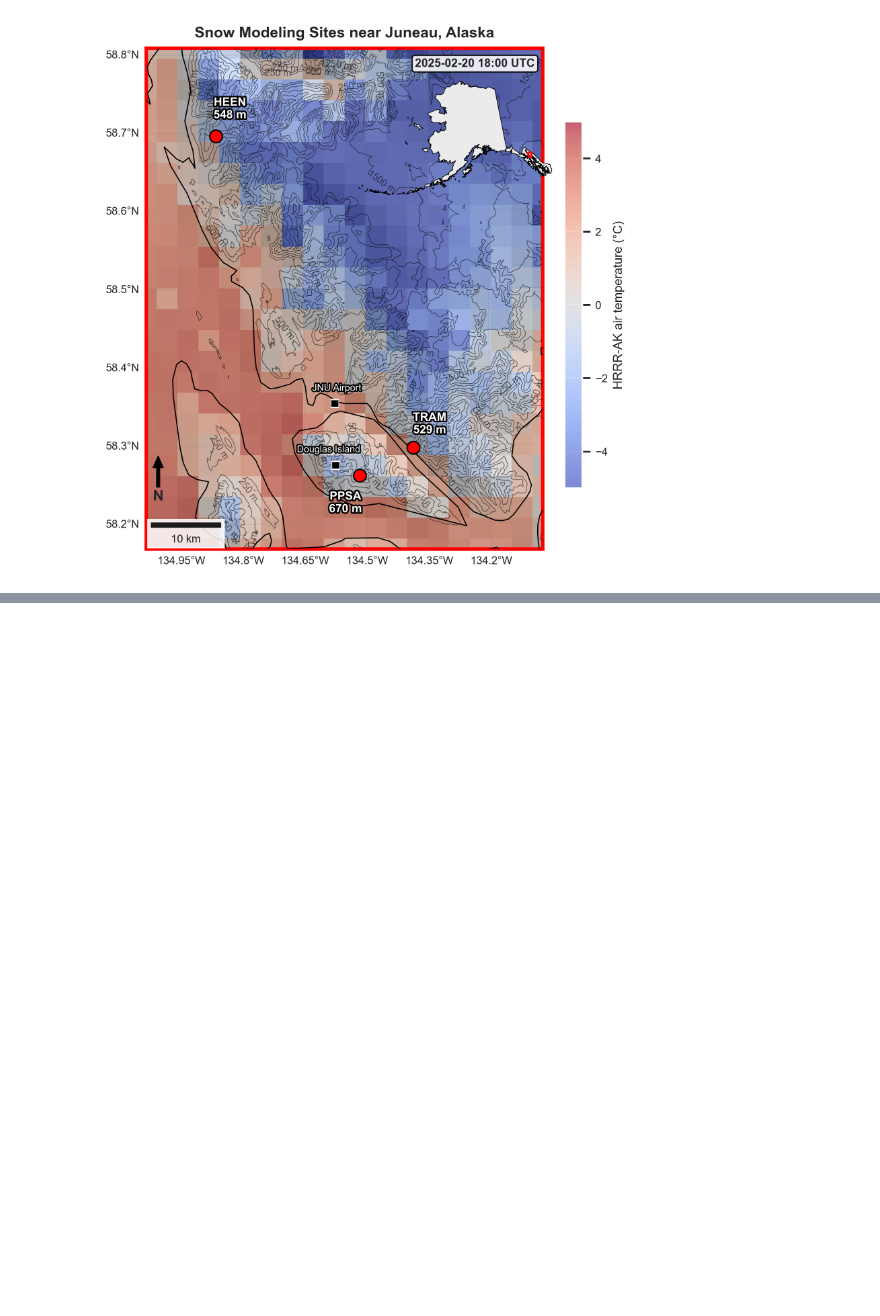
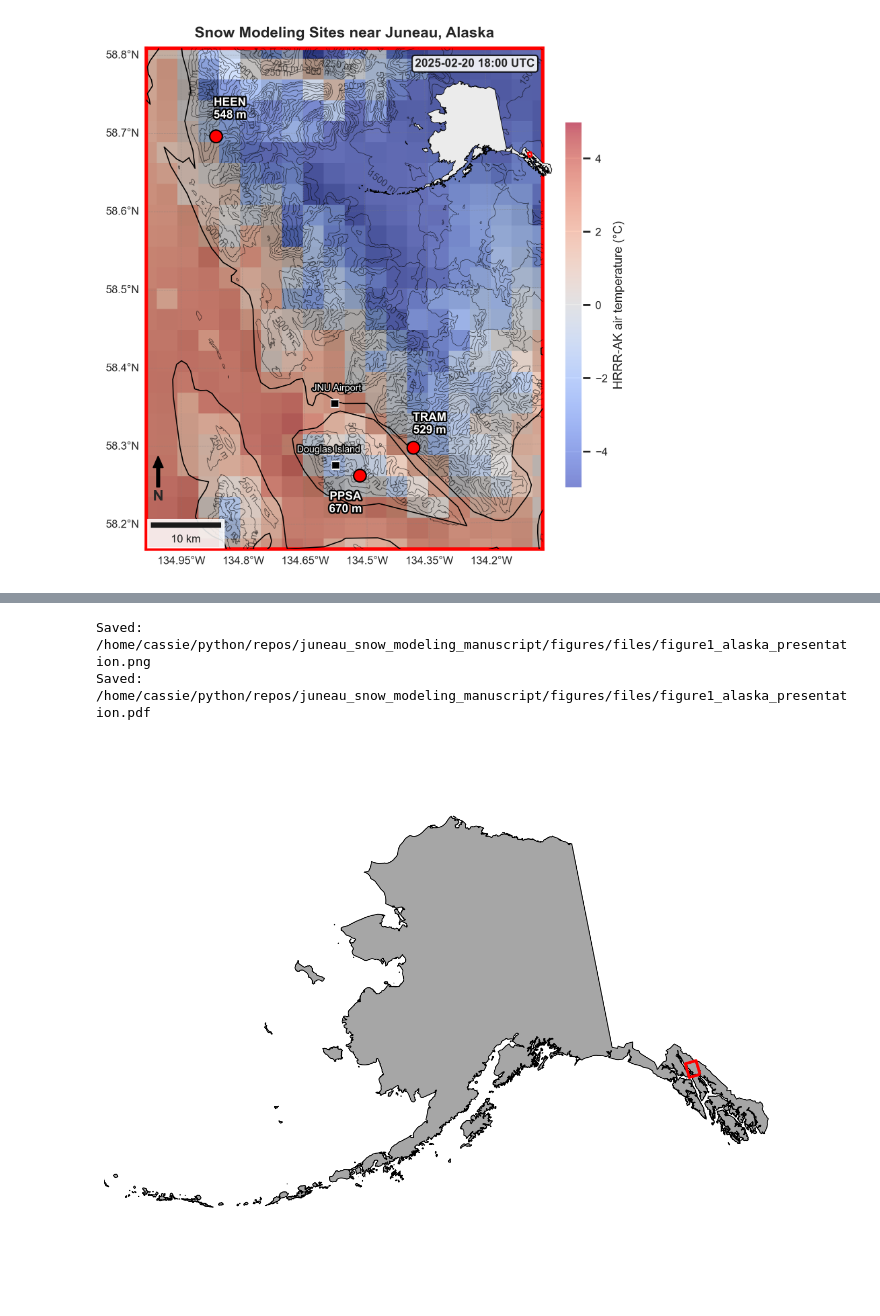
Before and after one commit to cassielumbrazo/juneau_snow_modeling_manuscript, a Jupyter notebook: figures/scripts/figure1.ipynb, the cells around one changed output, grey strips where cells are left out. Cells and saved outputs as stored; diff of their text form; code cells hidden in the pictures; blank space fills up the shorter version.

Commit message:
Organize manuscript figure notebooks and publish regenerated figures

```diff
--- a/figures/figure1.ipynb
+++ b/figures/scripts/figure1.ipynb
@@ -406,0 +420,58 @@ Map window: (3569, 2727); valid pixels: 9,728,527/9,732,663
+# %%
+# Locate figure exports from the repo root, figures/, or figures/scripts/.
+from pathlib import Path
+REPO_ROOT = next(p for p in [Path.cwd(), *Path.cwd().parents]
+                 if (p / 'envs' / 'rasterio.yml').is_file() and (p / 'figures').is_dir())
+FIGURE_FILES = REPO_ROOT / 'figures' / 'files'
+FIGURE_FILES.mkdir(parents=True, exist_ok=True)
+
+# Standalone Alaska inset for presentation slides; this cell can run on its own.
+from pathlib import Path
+import numpy as np
+import xarray as xr
+import geopandas as gpd
+from shapely.geometry import box
+import matplotlib.pyplot as plt
+import cartopy.crs as ccrs
+
+alaska_presentation_shp = Path('/hdd/snow_hydrology/shape_files/alaska_censusdotgov.shp')
+alaska_presentation_hrrr = Path('/hdd/snow_hydrology/hrrrak/large_juneau_domain/netcdf/hrrrak_merged_grib_f567_WY2025_utm.nc')
+alaska_presentation_dir = FIGURE_FILES
+
+# Reuse the main map's domain, loading coordinates only (no terrain/temperature).
+with xr.open_dataset(alaska_presentation_hrrr) as alaska_domain_ds:
+    alaska_domain_x = alaska_domain_ds.x.values
+    alaska_domain_y = alaska_domain_ds.y.values
+juneau_presentation_domain = gpd.GeoDataFrame(
+    geometry=[box(float(np.nanmin(alaska_domain_x)), float(np.nanmin(alaska_domain_y)),
+                  float(np.nanmax(alaska_domain_x)), float(np.nanmax(alaska_domain_y)))],
+    crs='EPSG:32608',
+).to_crs('EPSG:4326')
+
+alaska_presentation_projection = ccrs.AlbersEqualArea(
+    central_longitude=-154, central_latitude=50, standard_parallels=(55, 65))
+with plt.rc_context({'axes.grid': False, 'figure.facecolor': 'white',
+                     'axes.facecolor': 'white', 'savefig.facecolor': 'white'}):
+    fig_alaska_presentation = plt.figure(figsize=(10, 7), dpi=150)
+    ax_alaska_presentation = fig_alaska_presentation.add_axes(
+        [0.02, 0.02, 0.96, 0.96], projection=alaska_presentation_projection)
+    alaska_presentation = gpd.read_file(alaska_presentation_shp).to_crs(
+        alaska_presentation_projection.proj4_init)
+    alaska_presentation.plot(ax=ax_alaska_presentation, facecolor='0.65',
+                             edgecolor='black', linewidth=0.8, zorder=1)
+    juneau_presentation_domain.to_crs(alaska_presentation_projection.proj4_init).boundary.plot(
+        ax=ax_alaska_presentation, edgecolor='red', linewidth=2.5, zorder=5)
+    ax_alaska_presentation.set_extent([-180, -128, 50, 73], crs=ccrs.PlateCarree())
+    ax_alaska_presentation.set_axis_off()
+
+    alaska_presentation_dir.mkdir(parents=True, exist_ok=True)
+    for extension in ('png', 'pdf'):
+        alaska_presentation_path = alaska_presentation_dir / f'figure1_alaska_presentation.{extension}'
+        fig_alaska_presentation.savefig(alaska_presentation_path, dpi=300,
+                                       bbox_inches='tight', pad_inches=0.08, transparent=True)
+        print('Saved:', alaska_presentation_path)
+    plt.show()
+# %% [output]
+Saved: /home/cassie/python/repos/juneau_snow_modeling_manuscript/figures/files/figure1_alaska_presentation.png
+Saved: /home/cassie/python/repos/juneau_snow_modeling_manuscript/figures/files/figure1_alaska_presentation.pdf
+[figure, added]
```
Also changed, not shown: parts of 4 cells of this notebook, 52 other files.
